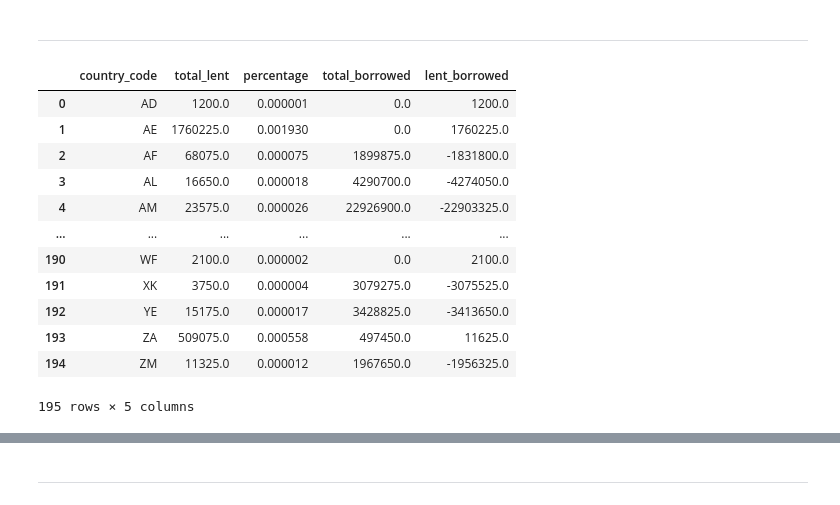
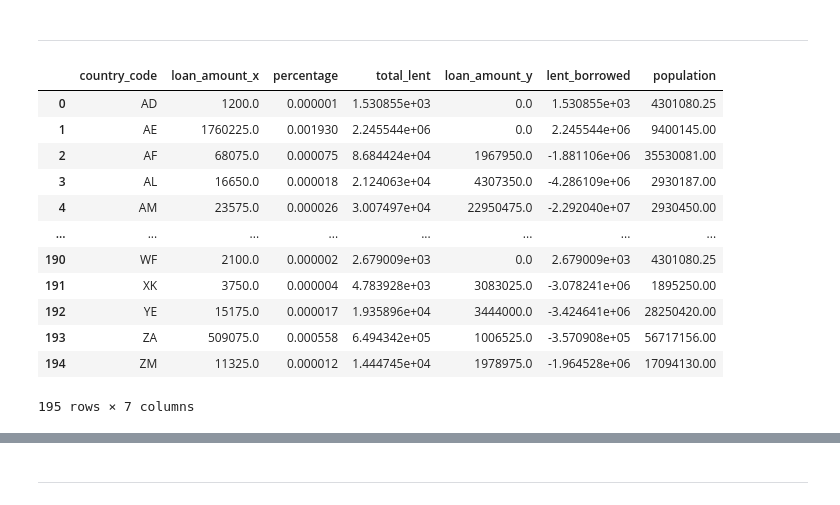
Before and after one commit to alessandropontini/Portfolio, a Jupyter notebook: Python/alessandro_pontini_852793.ipynb, the cells around one changed output, grey strips where cells are left out. Drawn from its saved outputs; the diff is of its cells as text; code cells hidden in the pictures.

```diff
--- a/Python/alessandro_pontini_852793.ipynb
+++ b/Python/alessandro_pontini_852793.ipynb
@@ -466,0 +488,2 @@ temp_df3
+# %%
+df_lenders_loans_country['lent_borrowed'] = df_lenders_loans_country.total_lent - df_lenders_loans_country.loan_amount_y
@@ -473,21 +512,5 @@ temp_df3
 # %%
 # importo data set che necessito
 df_country_stat = pd.read_csv(dire3)
-# %%
-temp_df3.reset_index()
-# %% [output]
-|  | country_code | total_lent | percentage | total_borrowed | lent_borrowed |
-| 0 | AD | 1200.0 | 0.000001 | 0.0 | 1200.0 |
-| 1 | AE | 1760225.0 | 0.001930 | 0.0 | 1760225.0 |
-| 2 | AF | 68075.0 | 0.000075 | 1899875.0 | -1831800.0 |
-| 3 | AL | 16650.0 | 0.000018 | 4290700.0 | -4274050.0 |
-| 4 | AM | 23575.0 | 0.000026 | 22926900.0 | -22903325.0 |
-| ... | ... | ... | ... | ... | ... |
-| 190 | WF | 2100.0 | 0.000002 | 0.0 | 2100.0 |
-| 191 | XK | 3750.0 | 0.000004 | 3079275.0 | -3075525.0 |
-| 192 | YE | 15175.0 | 0.000017 | 3428825.0 | -3413650.0 |
-| 193 | ZA | 509075.0 | 0.000558 | 497450.0 | 11625.0 |
-| 194 | ZM | 11325.0 | 0.000012 | 1967650.0 | -1956325.0 |
-195 rows × 5 columns
 # %%
 temp_df = df_country_stat.groupby('country_code')['population'].sum()
@@ -496,2 +517,26 @@ temp_df3['population'] = temp_df
+# %%
+temp_df = temp_df.reset_index()
+# %%
+df_lenders_loans_country = df_lenders_loans_country.merge(temp_df,how='left', on='country_code')
+# %%
+# seh ho popolazione nan metto il primo quantile
+first_quantile = df_lenders_loans_country.population.quantile(0.25)
+df_lenders_loans_country.population = df_lenders_loans_country.population.fillna(first_quantile)
+# %%
+df_lenders_loans_country
+# %% [output]
+|  | country_code | loan_amount_x | percentage | total_lent | loan_amount_y | lent_borrowed | population |
+| 0 | AD | 1200.0 | 0.000001 | 1.530855e+03 | 0.0 | 1.530855e+03 | 4301080.25 |
+| 1 | AE | 1760225.0 | 0.001930 | 2.245544e+06 | 0.0 | 2.245544e+06 | 9400145.00 |
+| 2 | AF | 68075.0 | 0.000075 | 8.684424e+04 | 1967950.0 | -1.881106e+06 | 35530081.00 |
+| 3 | AL | 16650.0 | 0.000018 | 2.124063e+04 | 4307350.0 | -4.286109e+06 | 2930187.00 |
+| 4 | AM | 23575.0 | 0.000026 | 3.007497e+04 | 22950475.0 | -2.292040e+07 | 2930450.00 |
+| ... | ... | ... | ... | ... | ... | ... | ... |
+| 190 | WF | 2100.0 | 0.000002 | 2.679009e+03 | 0.0 | 2.679009e+03 | 4301080.25 |
+| 191 | XK | 3750.0 | 0.000004 | 4.783928e+03 | 3083025.0 | -3.078241e+06 | 1895250.00 |
+| 192 | YE | 15175.0 | 0.000017 | 1.935896e+04 | 3444000.0 | -3.424641e+06 | 28250420.00 |
+| 193 | ZA | 509075.0 | 0.000558 | 6.494342e+05 | 1006525.0 | -3.570908e+05 | 56717156.00 |
+| 194 | ZM | 11325.0 | 0.000012 | 1.444745e+04 | 1978975.0 | -1.964528e+06 | 17094130.00 |
+195 rows × 7 columns
 # %%
 #calcolo percentuale su i lent-borrowed e la popolazione, successivamente trovo l'idmax per la percentuale che mi dice essere CANADA
```
Also changed, not shown: parts of 64 cells of this notebook, 4 other files.
